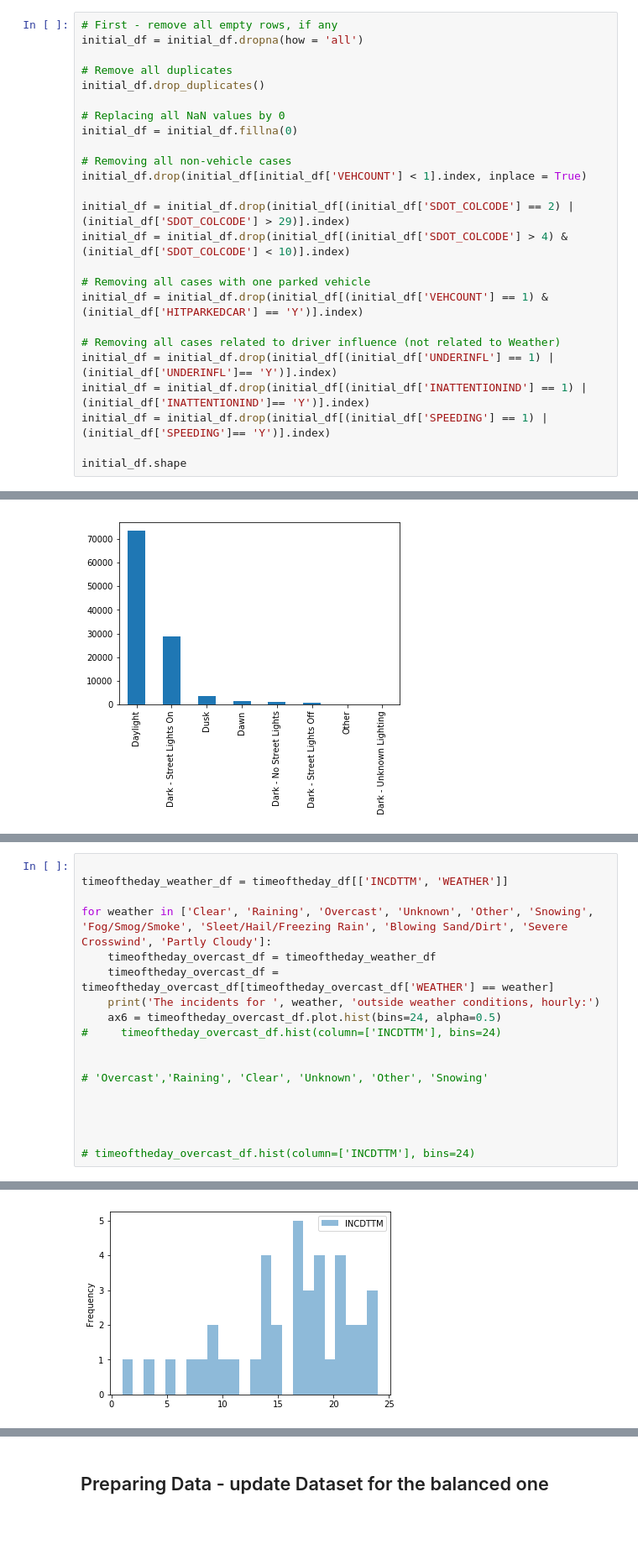
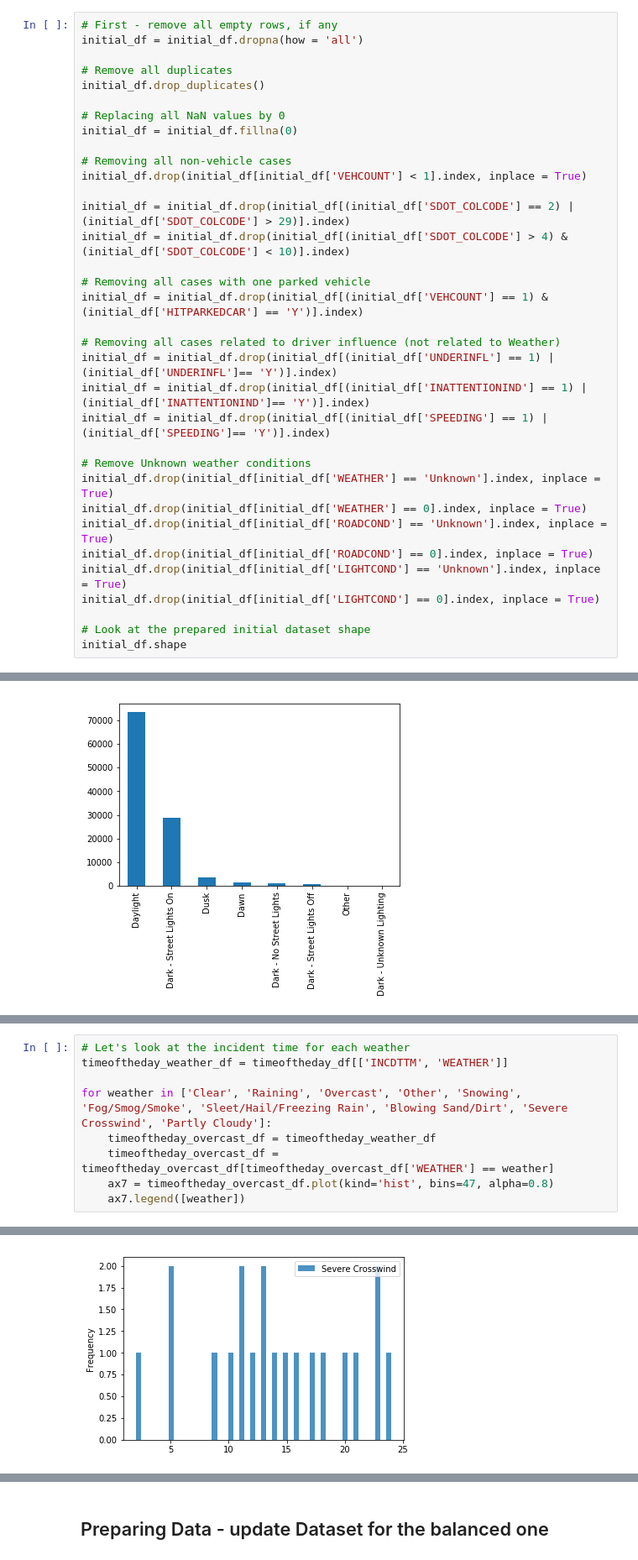
Before and after one commit to delsakov/Coursera-DataScience, a Jupyter notebook: Data Science Capstone.ipynb, the cells around one changed output, grey strips where cells are left out. Shown at 84% size. Drawn from its saved outputs; the diff is of its cells as text; blank space fills up the shorter version.

```diff
--- a/Data Science Capstone.ipynb
+++ b/Data Science Capstone.ipynb
@@ -68,5 +68,14 @@ initial_df = initial_df.drop(initial_df[(initial_df['UNDERINFL'] == 1) | (initia
 initial_df = initial_df.drop(initial_df[(initial_df['INATTENTIONIND'] == 1) | (initial_df['INATTENTIONIND']== 'Y')].index)
 initial_df = initial_df.drop(initial_df[(initial_df['SPEEDING'] == 1) | (initial_df['SPEEDING']== 'Y')].index)
 
+# Remove Unknown weather conditions
+initial_df.drop(initial_df[initial_df['WEATHER'] == 'Unknown'].index, inplace = True)
+initial_df.drop(initial_df[initial_df['WEATHER'] == 0].index, inplace = True)
+initial_df.drop(initial_df[initial_df['ROADCOND'] == 'Unknown'].index, inplace = True)
+initial_df.drop(initial_df[initial_df['ROADCOND'] == 0].index, inplace = True)
+initial_df.drop(initial_df[initial_df['LIGHTCOND'] == 'Unknown'].index, inplace = True)
+initial_df.drop(initial_df[initial_df['LIGHTCOND'] == 0].index, inplace = True)
+
+# Look at the prepared initial dataset shape
 initial_df.shape
 # %% [output]
@@ -330,19 +278,10 @@ unknown_df.shape
 # %%
-
+# Let's look at the incident time for each weather
 timeoftheday_weather_df = timeoftheday_df[['INCDTTM', 'WEATHER']]
 
-for weather in ['Clear', 'Raining', 'Overcast', 'Unknown', 'Other', 'Snowing', 'Fog/Smog/Smoke', 'Sleet/Hail/Freezing Rain', 'Blowing Sand/Dirt', 'Severe Crosswind', 'Partly Cloudy']:
+for weather in ['Clear', 'Raining', 'Overcast', 'Other', 'Snowing', 'Fog/Smog/Smoke', 'Sleet/Hail/Freezing Rain', 'Blowing Sand/Dirt', 'Severe Crosswind', 'Partly Cloudy']:
     timeoftheday_overcast_df = timeoftheday_weather_df
     timeoftheday_overcast_df = timeoftheday_overcast_df[timeoftheday_overcast_df['WEATHER'] == weather]
-    print('The incidents for ', weather, 'outside weather conditions, hourly:')
-    ax6 = timeoftheday_overcast_df.plot.hist(bins=24, alpha=0.5)
-#     timeoftheday_overcast_df.hist(column=['INCDTTM'], bins=24)
-
-
-# 'Overcast','Raining', 'Clear', 'Unknown', 'Other', 'Snowing'
-
-
-
-
-# timeoftheday_overcast_df.hist(column=['INCDTTM'], bins=24)
+    ax7 = timeoftheday_overcast_df.plot(kind='hist', bins=47, alpha=0.8)
+    ax7.legend([weather])
 # %% [output]
@@ -368 +296 @@ The incidents for  Partly Cloudy outside weather conditions, hourly:
-[figure, old version]
+[figure, new version]
```
Also changed, not shown: parts of 29 cells of this notebook.
